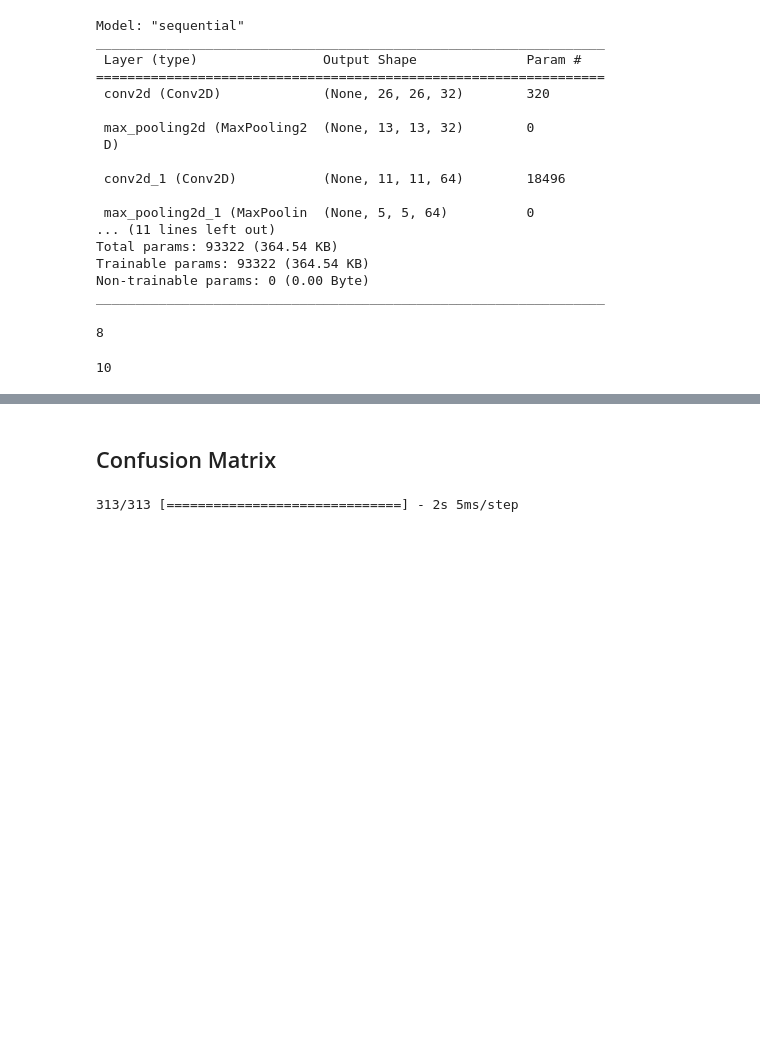
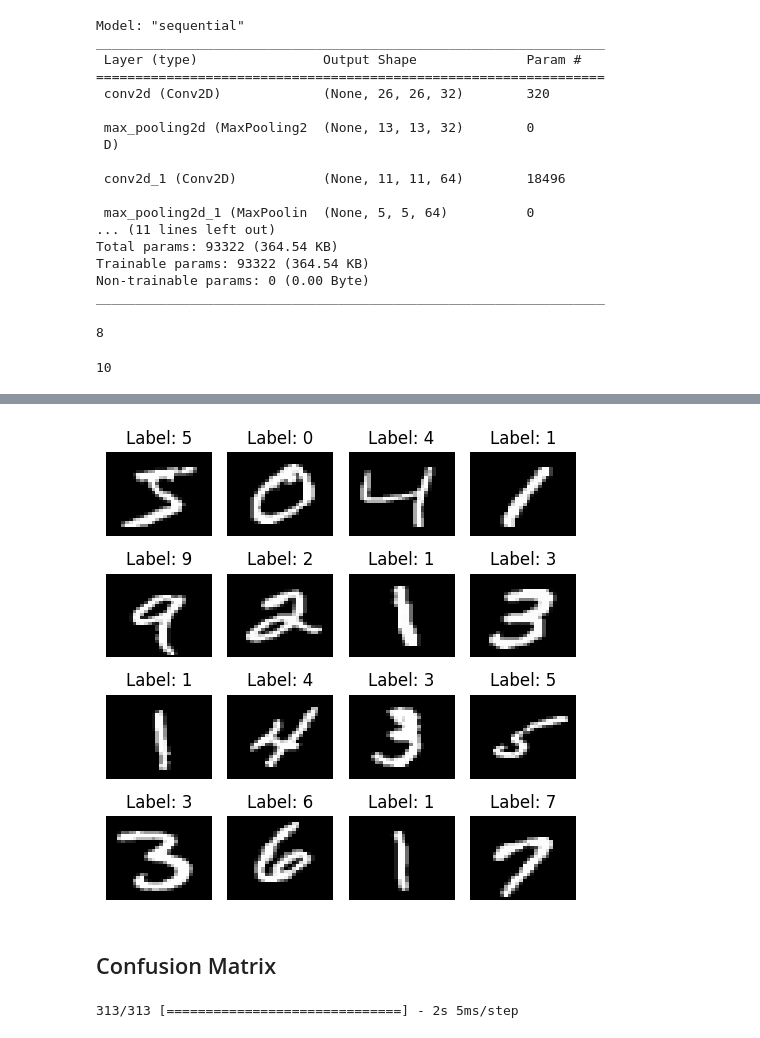
Before and after one commit to ZiaUrRehman-bit/CNN-Using-MPI, a Jupyter notebook: 01.CNN Vanila Version.ipynb, the cells around one changed output, grey strips where cells are left out. Saved outputs shown, nothing was run; the diff lists cells and outputs as text; code cells hidden in the pictures; blank space fills up the shorter version.

```diff
--- a/01.CNN Vanila Version.ipynb
+++ b/01.CNN Vanila Version.ipynb
@@ -93,3 +111,23 @@ len(model.weights)
+# %%
+import numpy as np
+import matplotlib.pyplot as plt
+import seaborn as sns
+from tensorflow.keras.datasets import mnist
+
+# Load the dataset
+(x_train, y_train), (x_test, y_test) = mnist.load_data()
+
+# Plot the first 16 images
+plt.figure(figsize=(5,5))
+for i in range(20):
+    plt.subplot(4, 5, i + 1)
+    sns.heatmap(x_train[i], cmap='gray', cbar=False)
+    plt.title(f"Label: {y_train[i]}")
+    plt.axis('off')
+plt.tight_layout()
+plt.show()
+# %% [output]
+[figure, added]
 # %% [markdown]
 ## Confusion Matrix
 # %%
```
Also changed, not shown: parts of 5 cells of this notebook, 6 other files.
